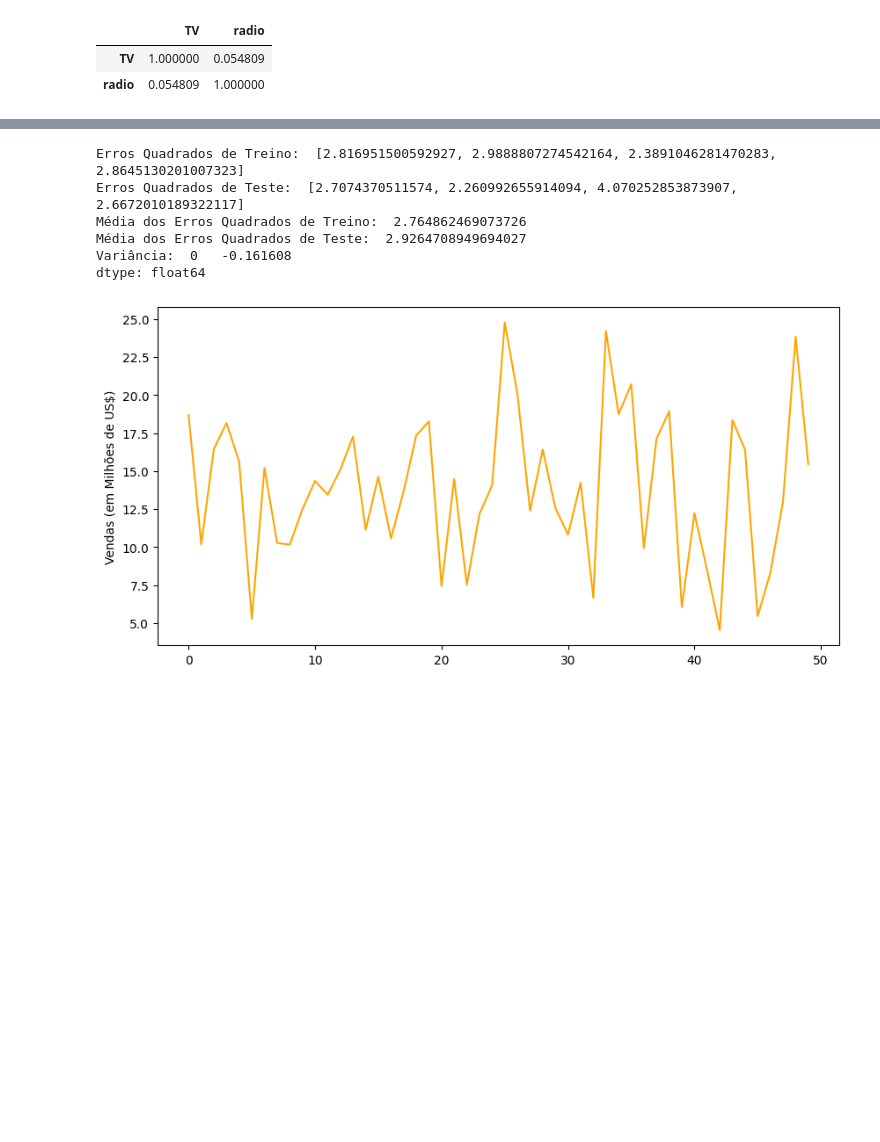
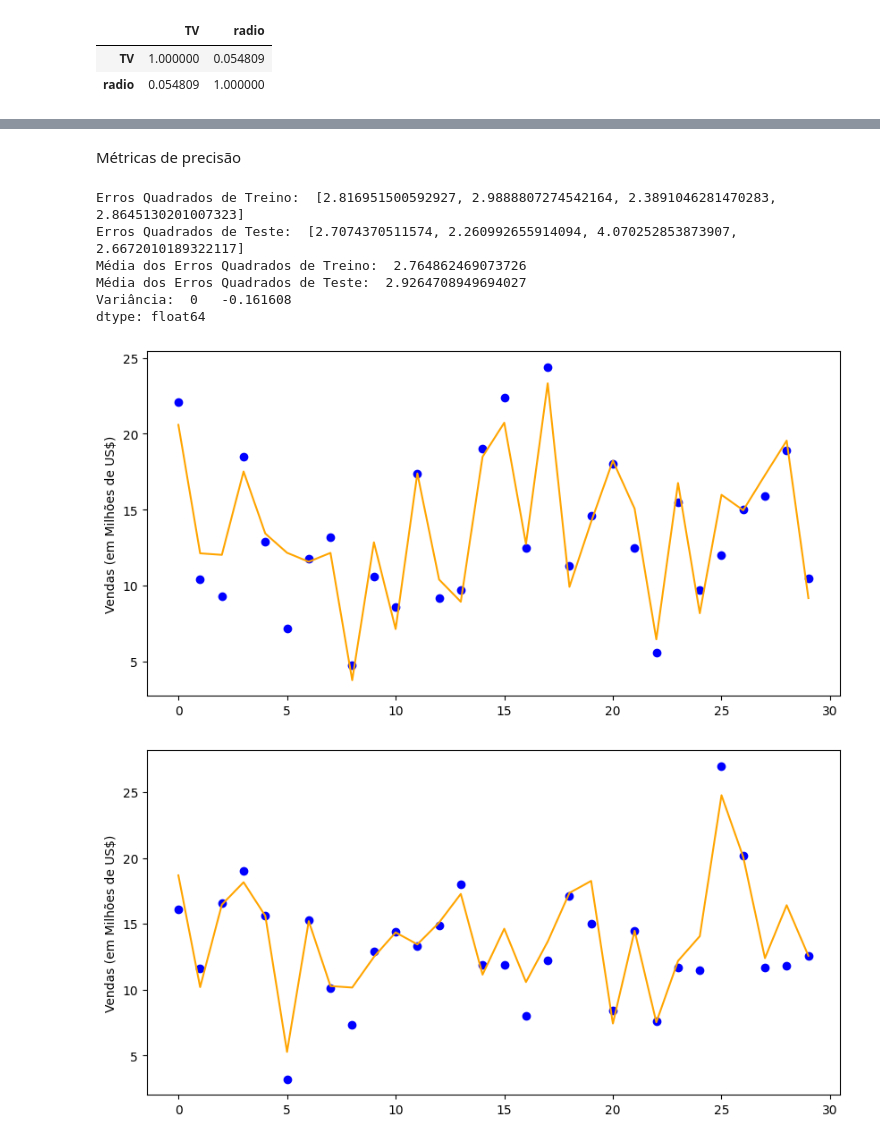
Before and after one commit to leoScienceanalytics/MLOpsLinearRegression.py, a Jupyter notebook: advertisingreg.ipynb, the cells around one changed output, grey strips where cells are left out. Cells and saved outputs as stored; diff of their text form; code cells hidden in the pictures; blank space fills up the shorter version.

```diff
--- a/advertisingreg.ipynb
+++ b/advertisingreg.ipynb
@@ -120,6 +124,8 @@ Covariance Type:            nonrobust
 Notes:
 [1] Standard Errors assume that the covariance matrix of the errors is correctly specified.
 O modelo é: Vendas = 3.0043 + 0.046998*TV + 0.17914*radio
+# %% [markdown]
+Métricas de precisão
 # %%
 print('Erros Quadrados de Treino: ', mse_scoretrain)
 print('Erros Quadrados de Teste: ', mse_scoretest)
@@ -140,11 +146,41 @@ Média dos Erros Quadrados de Treino:  2.764862469073726
 Média dos Erros Quadrados de Teste:  2.9264708949694027
 Variância:  0   -0.161608
 dtype: float64
-# %%
-#Gráfico
-plt.figure(figsize = (10,5))
-plt.plot(y_pred, c='orange')
-plt.ylabel('Vendas (em Milhões de US$)')
-plt.show()
-# %% [output]
-[figure, removed]
+# %%
+#Gráficos
+x = range(0, 30) #Argumento de períodos
+
+#Conjuntos
+y_train = pd.DataFrame(y_train)
+y_train30 = y_train.head(30)
+
+y_test = pd.DataFrame(y_test)
+y_test30 = y_test.head(30)
+
+
+
+
+#Predições
+y_predtrain = pd.DataFrame(y_predtrain)
+y_predtrain30 = y_predtrain.head(30)
+
+
+y_pred = pd.DataFrame(y_pred)
+y_pred30 = y_pred.head(30)
+
+#Gráfico Treino
+plt.figure(figsize = (10,5))
+plt.plot(y_predtrain30, c='orange')
+plt.scatter(x, y_train30, color='blue', marker='o')
+plt.ylabel('Vendas (em Milhões de US$)')
+plt.show()
+
+#Gráfico Teste
+plt.figure(figsize = (10,5))
+plt.plot(y_pred30, c='orange')
+plt.scatter(x, y_test30, color='blue', marker='o')
+plt.ylabel('Vendas (em Milhões de US$)')
+plt.show()
+# %% [output]
+[figure, added]
+[figure, added]
```
Also changed, not shown: parts of 3 cells of this notebook.
